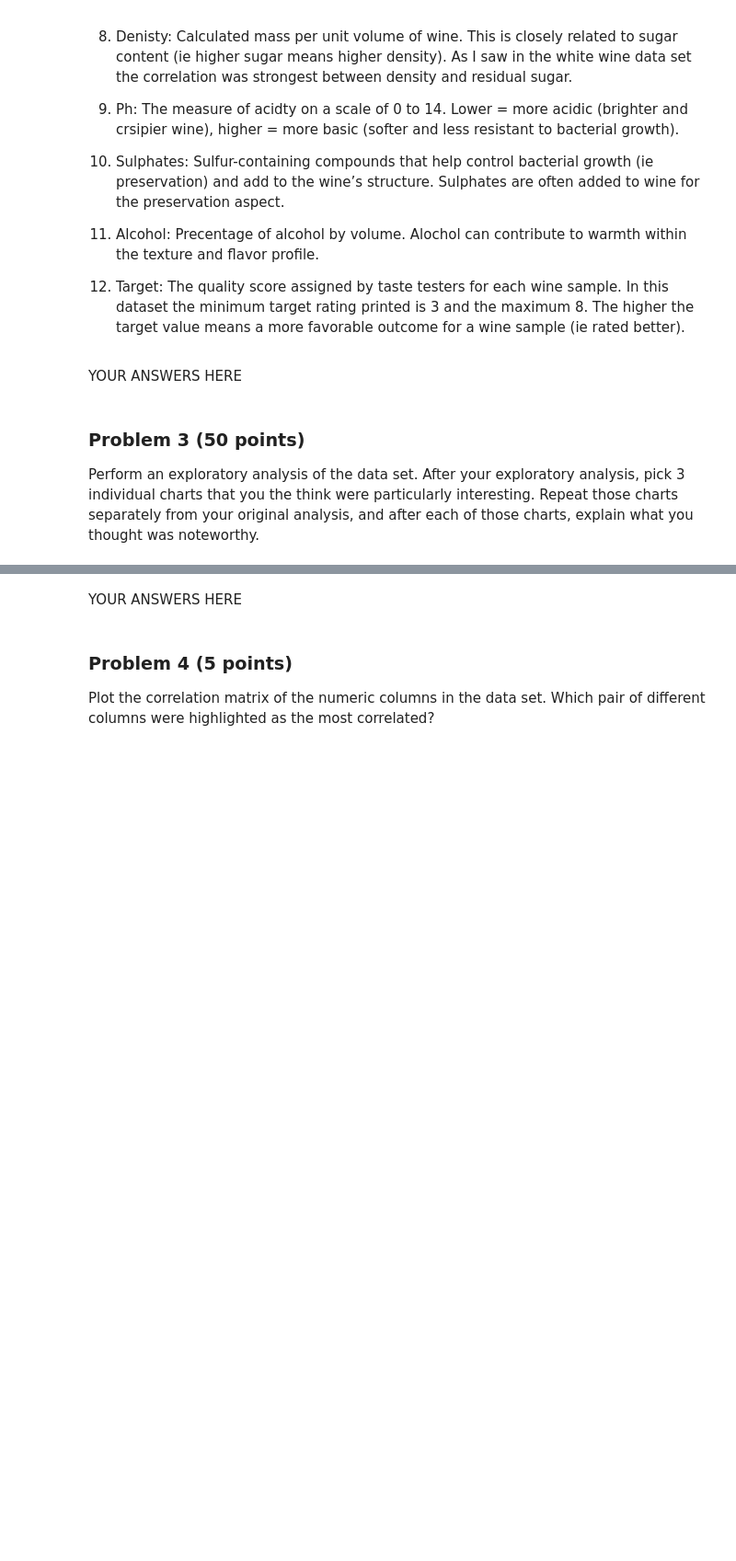
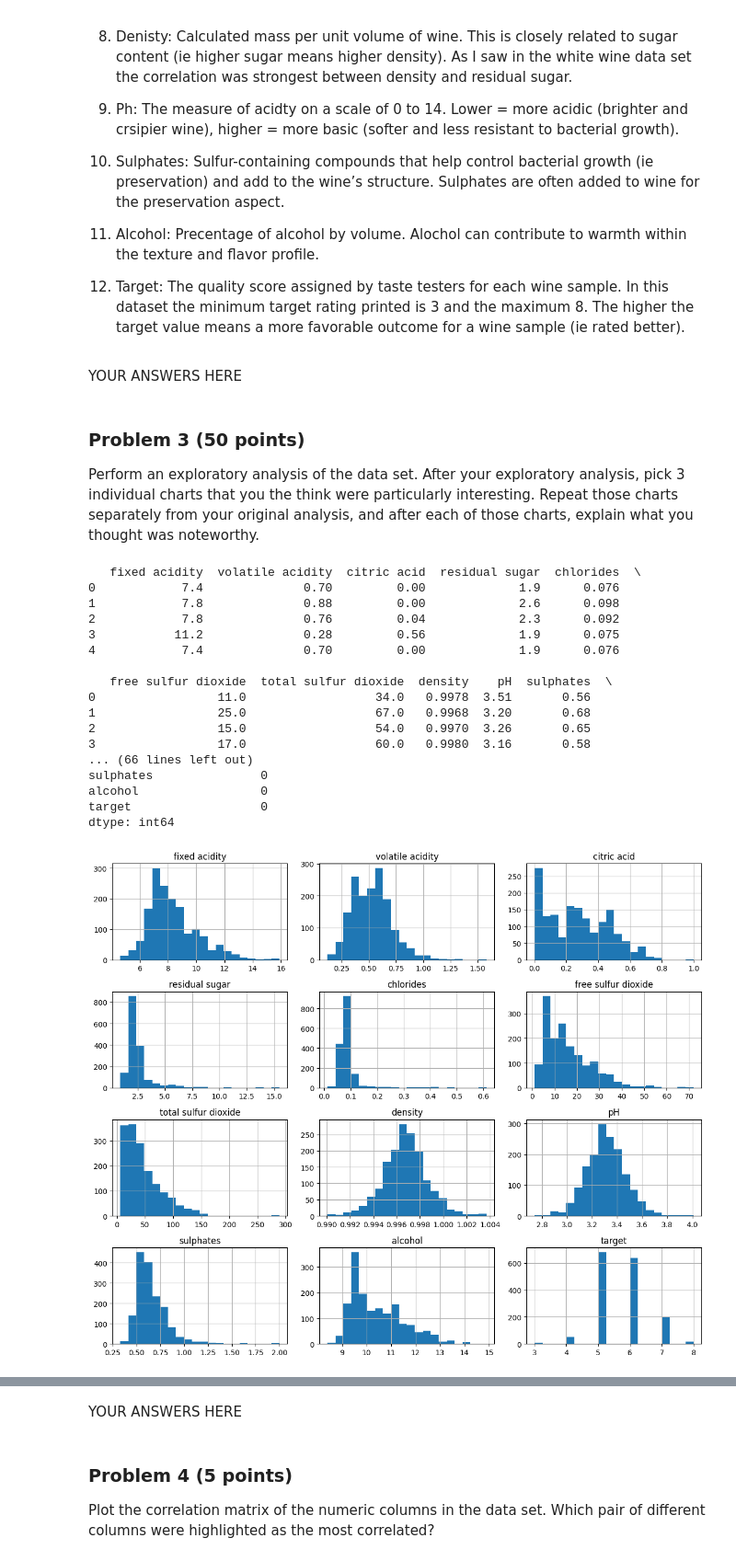
Before and after one commit to JCameronH/dx602-final-project, a Jupyter notebook: project.ipynb, the cells around one changed output, grey strips where cells are left out. Shown: that part at 92% size. Saved outputs shown, nothing was run; the diff lists cells and outputs as text; code cells hidden in the pictures; blank space fills up the shorter version.

```diff
--- a/project.ipynb
+++ b/project.ipynb
@@ -157,0 +156,68 @@ Repeat those charts separately from your original analysis, and after each of th
+# %%
+# YOUR CODE HERE
+
+#general dataset structure
+print(df.head())
+print(df.info())
+print(df.describe())
+
+#check for null values
+print(df.isnull().sum())
+
+#histogram of each feature
+df.hist(figsize=(12,10), bins=20)
+plt.tight_layout()
+plt.show()
+
+#correlation matrix
+corr = df.corr()
+print(corr)
+
+plt.figure(figsize=(10,8))
+plt.imshow(corr, cmap="coolwarm", interpolation="nearest")
+plt.colorbar()
+plt.xticks(range(len(corr.columns)), corr.columns, rotation=90)
+plt.yticks(range(len(corr.columns)), corr.columns)
+plt.title("Correlation Matrix")
+plt.show()
+
+
+#box plot outlier view
+plt.figure(figsize=(12,8))
+df.boxplot(rot=45)
+plt.title("Boxplots of All Features")
+plt.show()
+
+#scatter plot linear relationship view
+plt.figure(figsize=(8,5))
+plt.scatter(df["alcohol"], df["target"], alpha=0.5)
+plt.xlabel("Alcohol (%)")
+plt.ylabel("Target (Wine Rating)")
+plt.title("Target Rating vs Alcohol")
+plt.show()
+
+plt.figure(figsize=(8,5))
+plt.scatter(df["volatile acidity"], df["target"], alpha=0.5)
+plt.xlabel("Volatile Acidity")
+plt.ylabel("Target (Wine Rating)")
+plt.title("Target Rating vs Volatile Acidity")
+plt.show()
+# %% [output]
+   fixed acidity  volatile acidity  citric acid  residual sugar  chlorides  \
+0            7.4              0.70         0.00             1.9      0.076
+1            7.8              0.88         0.00             2.6      0.098
+2            7.8              0.76         0.04             2.3      0.092
+3           11.2              0.28         0.56             1.9      0.075
+4            7.4              0.70         0.00             1.9      0.076
+
+   free sulfur dioxide  total sulfur dioxide  density    pH  sulphates  \
+0                 11.0                  34.0   0.9978  3.51       0.56
+1                 25.0                  67.0   0.9968  3.20       0.68
+2                 15.0                  54.0   0.9970  3.26       0.65
+3                 17.0                  60.0   0.9980  3.16       0.58
+... (66 lines left out)
+sulphates               0
+alcohol                 0
+target                  0
+dtype: int64
+[figure, added]
```
Also changed, not shown: parts of 4 cells of this notebook.
